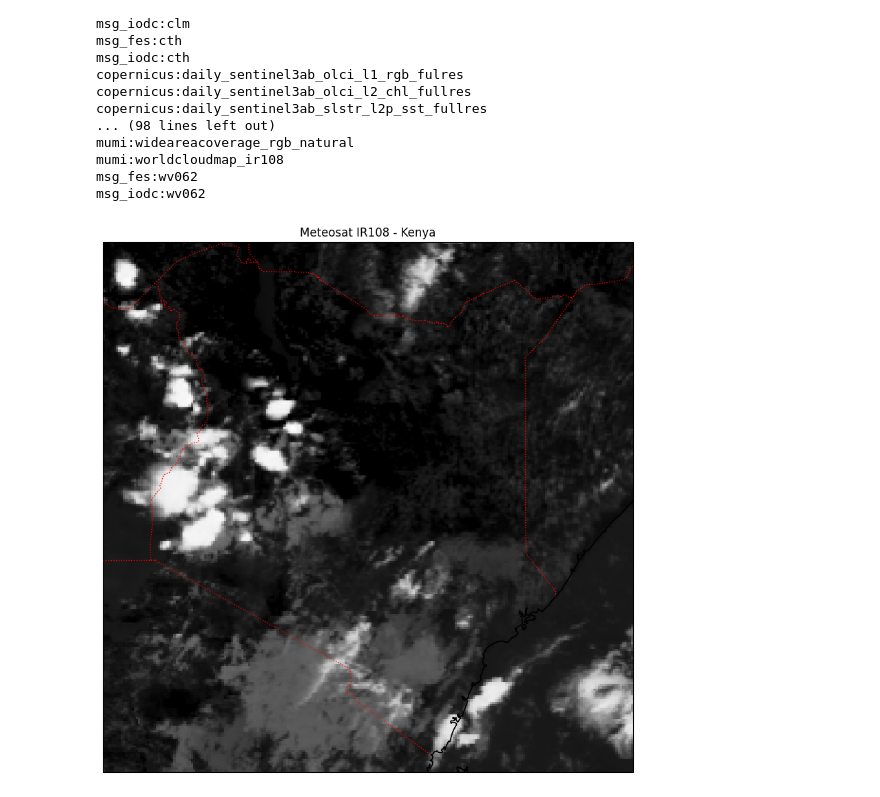
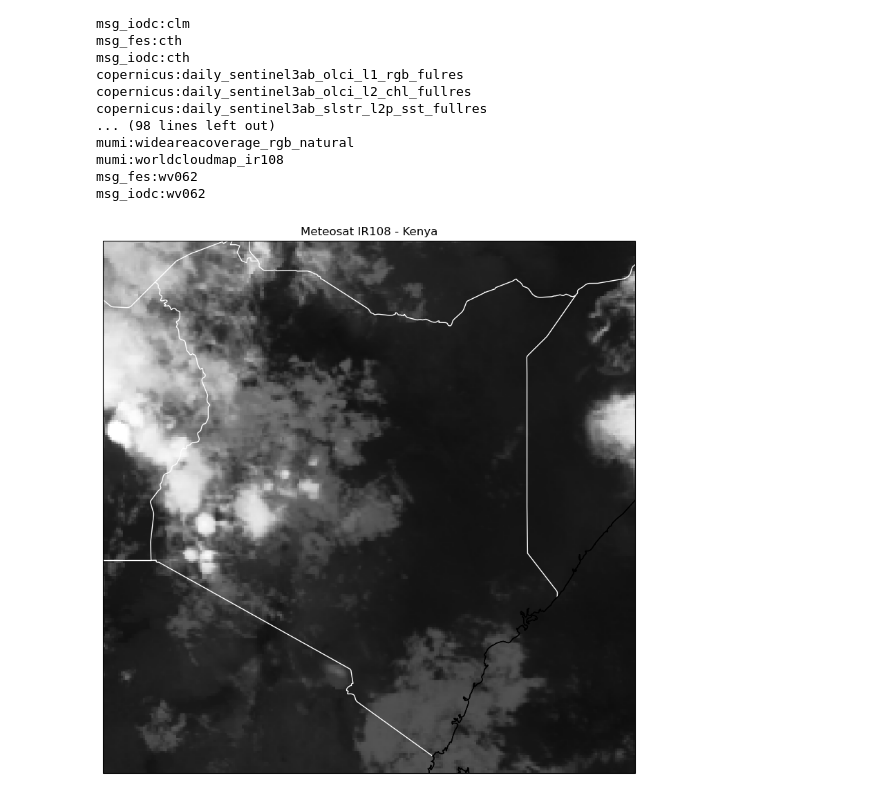
Before and after one commit to Erickpython/wrf_python, a Jupyter notebook: meteosat.ipynb, the cells around one changed output. Drawn from its saved outputs; the diff is of its cells as text; code cells hidden in the pictures.

```diff
--- a/meteosat.ipynb
+++ b/meteosat.ipynb
@@ -31,27 +31,29 @@ msg_fes:wv062
 msg_iodc:wv062
 # %%
 #fetch image for kenya
-def get_meteosat_ir(bbox=(33, -5, 43, 5), size=(800, 800)):
+def get_meteosat_ir_KENYA(bbox=(33, -5, 43, 5), size=(800, 800)):
     img = WMS.getmap(
         layers=["msg_fes:ir108"],
         srs="EPSG:4326",
         bbox=bbox,
         size=size,
         format="image/png",
-        time="2026-05-04T12:00:00Z",
+        time="2026-05-10T18:30:00Z",
         # transparent=True,
     )
     return Image.open(BytesIO(img.read()))
 
-#fetch image for kenya
-def get_meteosat_ir2(bbox=(33, -5, 43, 5), size=(800, 800)):
+
+
+#fetch image for  SOMALIA
+def get_meteosat_ir_SOMALIA(bbox=(40, -2, 52, 12), size=(800, 800)):
     img = WMS.getmap(
-        layers=["msg_fes:vis006"],
+        layers=["msg_fes:ir108"],
         srs="EPSG:4326",
         bbox=bbox,
         size=size,
         format="image/png",
-        time="2026-05-04T12:00:00Z",
+        time="2026-05-10T18:30:00Z",
         # transparent=True,
     )
     return Image.open(BytesIO(img.read()))
@@ -59,19 +61,19 @@ def get_meteosat_ir2(bbox=(33, -5, 43, 5), size=(800, 800)):
 import cartopy.crs as ccrs
 import cartopy.feature as cfeature
 # %%
-image = get_meteosat_ir()
+image = get_meteosat_ir_KENYA()
 
 fig = plt.figure(figsize=(10, 10))
 ax = plt.axes(projection=ccrs.PlateCarree())
 
 ax.imshow(image, origin="upper", extent=(33, 43, -5, 5), transform=ccrs.PlateCarree())
 
 ax.add_feature(cfeature.COASTLINE)
-ax.add_feature(cfeature.BORDERS, linestyle=":", color="red")
+ax.add_feature(cfeature.BORDERS, color="white")
 
 
 ax.set_title("Meteosat IR108 - Kenya")
 ax.coastlines()
 plt.show()
 # %% [output]
-[figure, old version]
+[figure, new version]
```
Also changed, not shown: parts of 2 cells of this notebook, 3 other files.
